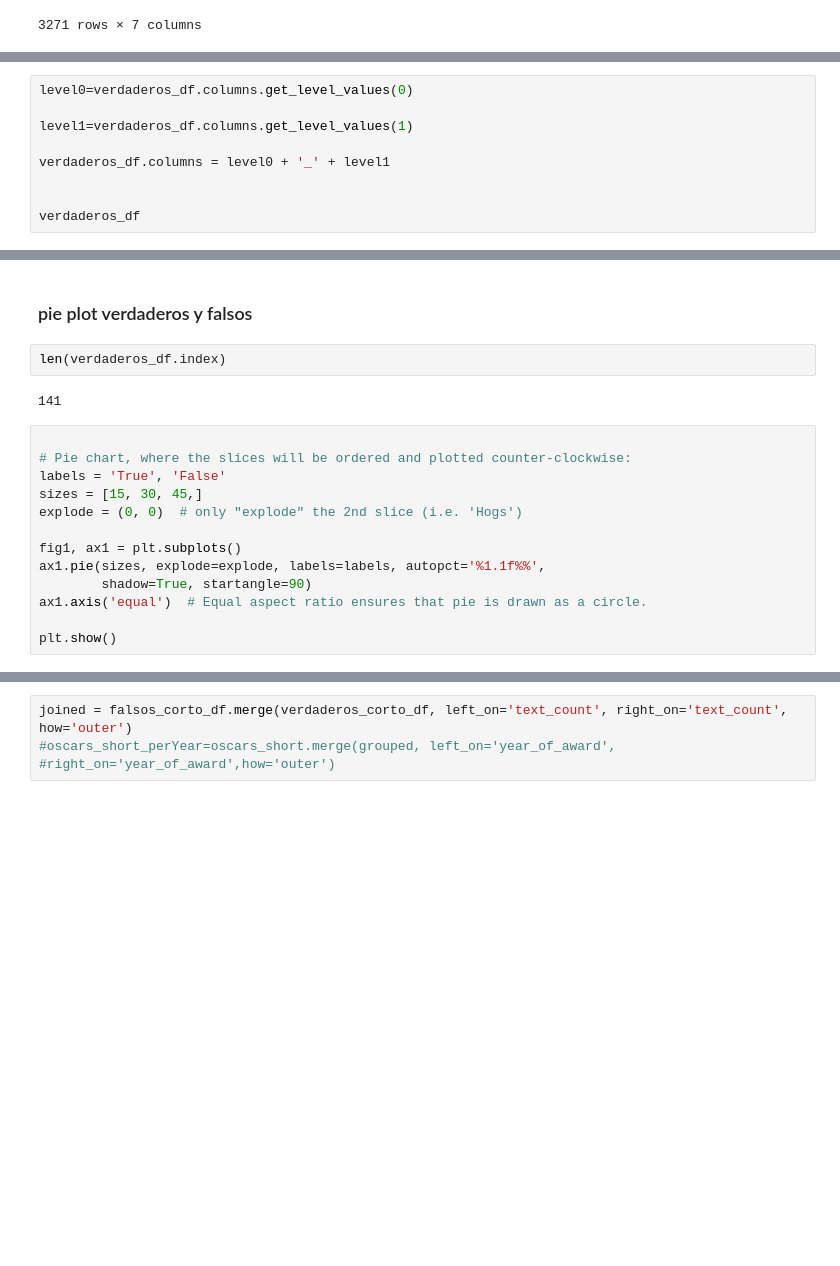
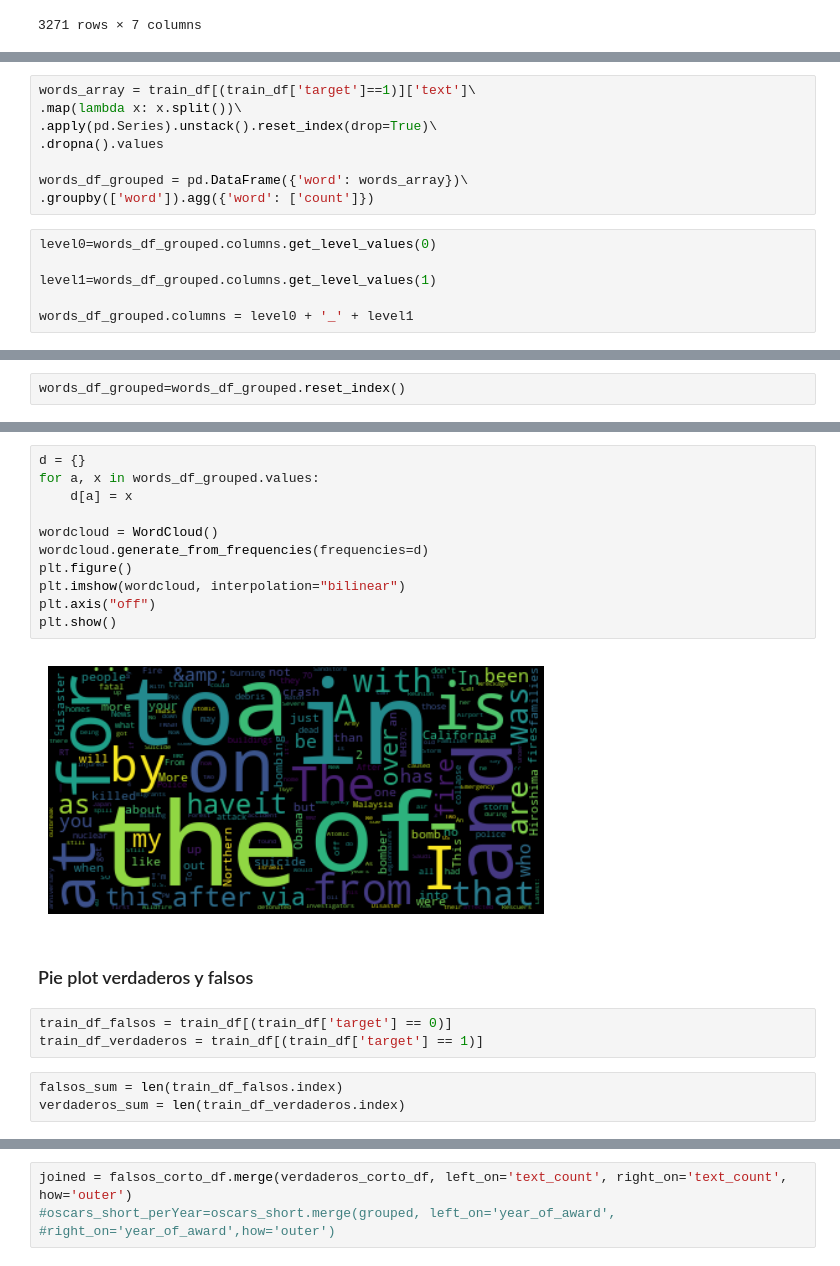
Before and after one commit to csulak/python-jupyter, a Jupyter notebook: ejercicio-twitter/ejercicio-twitter.ipynb, the cells around one changed output, grey strips where cells are left out. Drawn from its saved outputs; the diff is of its cells as text; blank space fills up the shorter version.

```diff
--- a/ejercicio-twitter/ejercicio-twitter.ipynb
+++ b/ejercicio-twitter/ejercicio-twitter.ipynb
@@ -286,9 +266,14 @@ verdaderos_df
+# %%
+words_array = train_df[(train_df['target']==1)]['text']\
+.map(lambda x: x.split())\
+.apply(pd.Series).unstack().reset_index(drop=True)\
+.dropna().values
+
+words_df_grouped = pd.DataFrame({'word': words_array})\
+.groupby(['word']).agg({'word': ['count']})
 # %%
-level0=verdaderos_df.columns.get_level_values(0)
+level0=words_df_grouped.columns.get_level_values(0)
 
-level1=verdaderos_df.columns.get_level_values(1)
+level1=words_df_grouped.columns.get_level_values(1)
 
-verdaderos_df.columns = level0 + '_' + level1
-
-
-verdaderos_df
+words_df_grouped.columns = level0 + '_' + level1
@@ -311,0 +280,2 @@ verdaderos_df=verdaderos_df.reset_index()
+# %%
+words_df_grouped=words_df_grouped.reset_index()
@@ -312,19 +298,21 @@ verdaderos_df=verdaderos_df.reset_index()
+# %%
+d = {}
+for a, x in words_df_grouped.values:
+    d[a] = x
+
+wordcloud = WordCloud()
+wordcloud.generate_from_frequencies(frequencies=d)
+plt.figure()
+plt.imshow(wordcloud, interpolation="bilinear")
+plt.axis("off")
+plt.show()
+# %% [output]
+[figure, added]
 # %% [markdown]
-### pie plot verdaderos y falsos
+### Pie plot verdaderos y falsos
-# %%
-len(verdaderos_df.index)
-# %% [output]
-141
-# %%
-
-# Pie chart, where the slices will be ordered and plotted counter-clockwise:
-labels = 'True', 'False'
-sizes = [15, 30, 45,]
-explode = (0, 0)  # only "explode" the 2nd slice (i.e. 'Hogs')
-
-fig1, ax1 = plt.subplots()
-ax1.pie(sizes, explode=explode, labels=labels, autopct='%1.1f%%',
-        shadow=True, startangle=90)
-ax1.axis('equal')  # Equal aspect ratio ensures that pie is drawn as a circle.
-
-plt.show()
+# %%
+train_df_falsos = train_df[(train_df['target'] == 0)]
+train_df_verdaderos = train_df[(train_df['target'] == 1)]
+# %%
+falsos_sum = len(train_df_falsos.index)
+verdaderos_sum = len(train_df_verdaderos.index)
```
Also changed, not shown: parts of 36 cells of this notebook.
